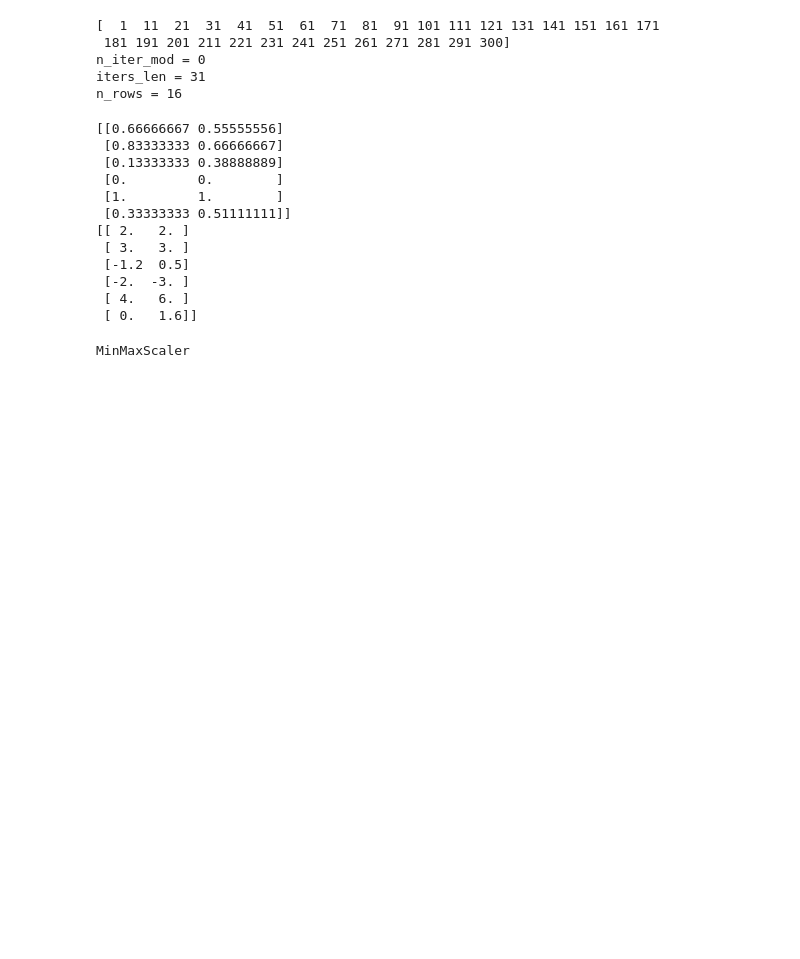
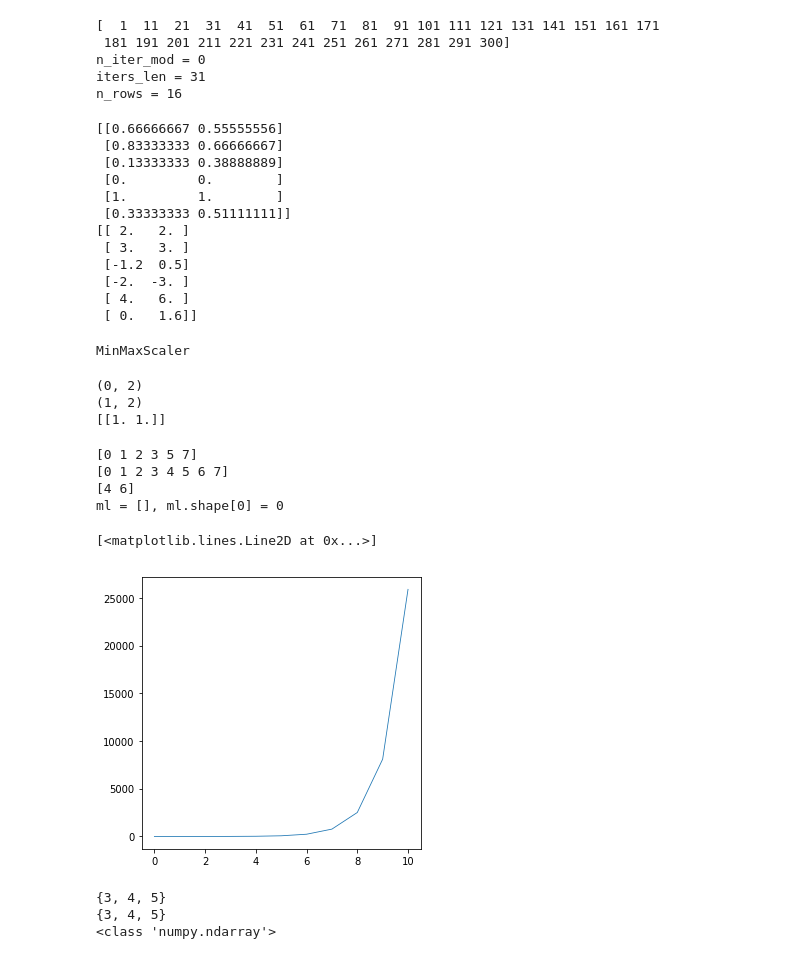
Before and after one commit to alexein777/K-MESA, a Jupyter notebook: test.ipynb, the cells around one changed output. Drawn from its saved outputs; the diff is of its cells as text; code cells hidden in the pictures; blank space fills up the shorter version.

```diff
--- a/test.ipynb
+++ b/test.ipynb
@@ -349,3 +359,59 @@ dot_index = type_str.rindex('.')
 print(type_str[dot_index + 1 :-2])
 # %% [output]
 MinMaxScaler
+# %%
+centroids = np.array([]).reshape(0, 2)
+print(centroids.shape)
+
+rand_c = np.array([1, 1])
+centroids = np.vstack((centroids, rand_c))
+
+print(centroids.shape)
+print(centroids)
+# %% [output]
+(0, 2)
+(1, 2)
+[[1. 1.]]
+# %%
+k_clusters = 8
+labels = np.array([0, 2, 2, 1, 0, 5, 3, 7])
+unique_labels = np.unique(labels)
+print(unique_labels)
+
+all_labels = np.array(range(k_clusters))
+print(all_labels)
+
+diff = np.setdiff1d(all_labels, unique_labels)
+print(diff)
+
+ml = np.setdiff1d(np.array([1, 2, 3]), np.array([1, 2, 3]))
+print(f'ml = {ml}, ml.shape[0] = {ml.shape[0]}')
+# %% [output]
+[0 1 2 3 5 7]
+[0 1 2 3 4 5 6 7]
+[4 6]
+ml = [], ml.shape[0] = 0
+# %%
+plt.figure(1, figsize=(5, 5))
+x = np.arange(0, 11)
+y = np.exp(x - 3 + x**0.5)
+plt.plot(x, y, linewidth=0.8)
+# %% [output]
+[<matplotlib.lines.Line2D at 0x...>]
+[figure, added]
+# %%
+s = set([])
+s.add(3)
+s.add(5)
+s.add(3)
+s.add(5)
+s.add(4)
+print(s)
+
+s_np = np.array(s)
+print(s_np)
+print(type(s_np))
+# %% [output]
+{3, 4, 5}
+{3, 4, 5}
+<class 'numpy.ndarray'>
```
Also changed, not shown: parts of 6 cells of this notebook, 51 other files.
